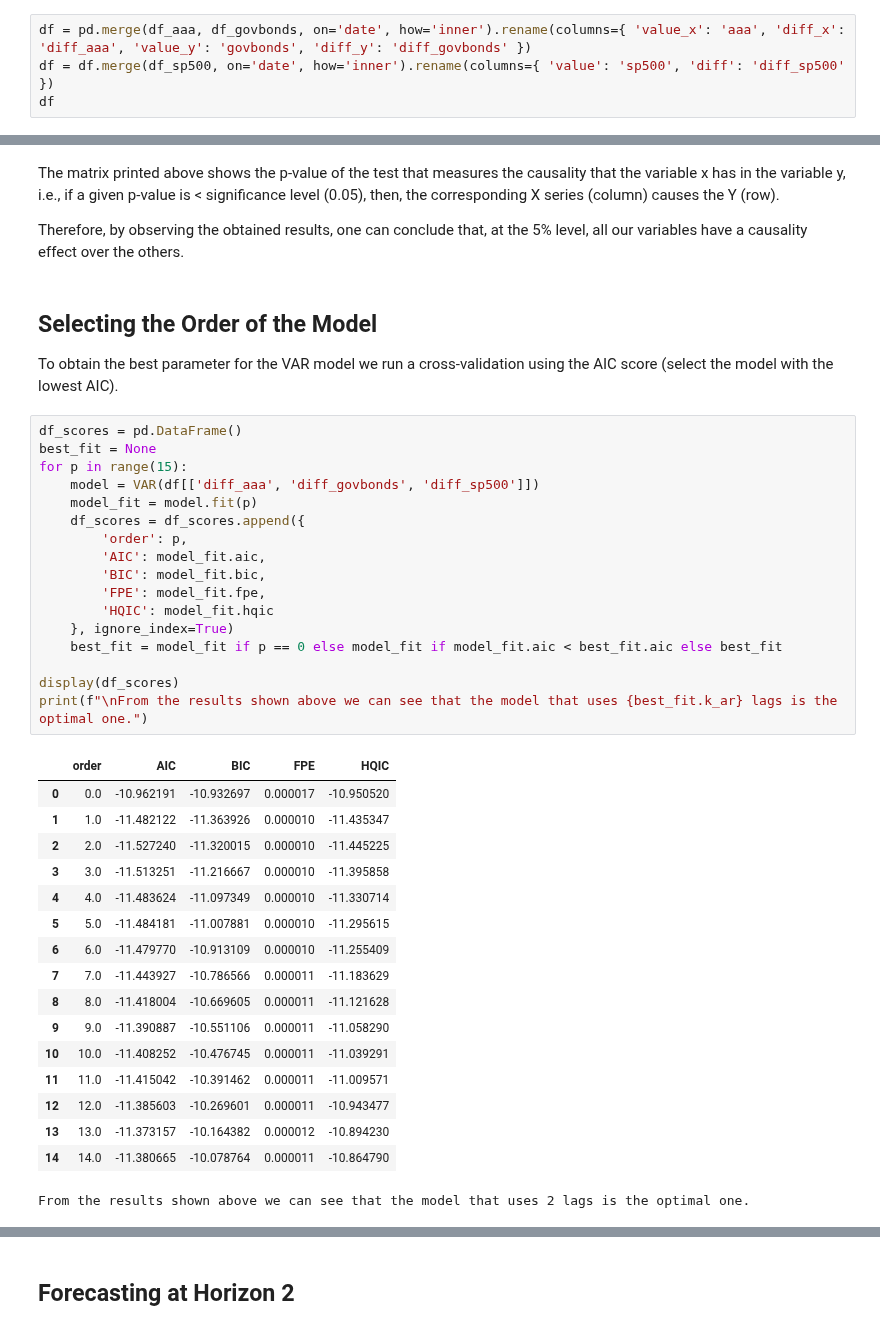
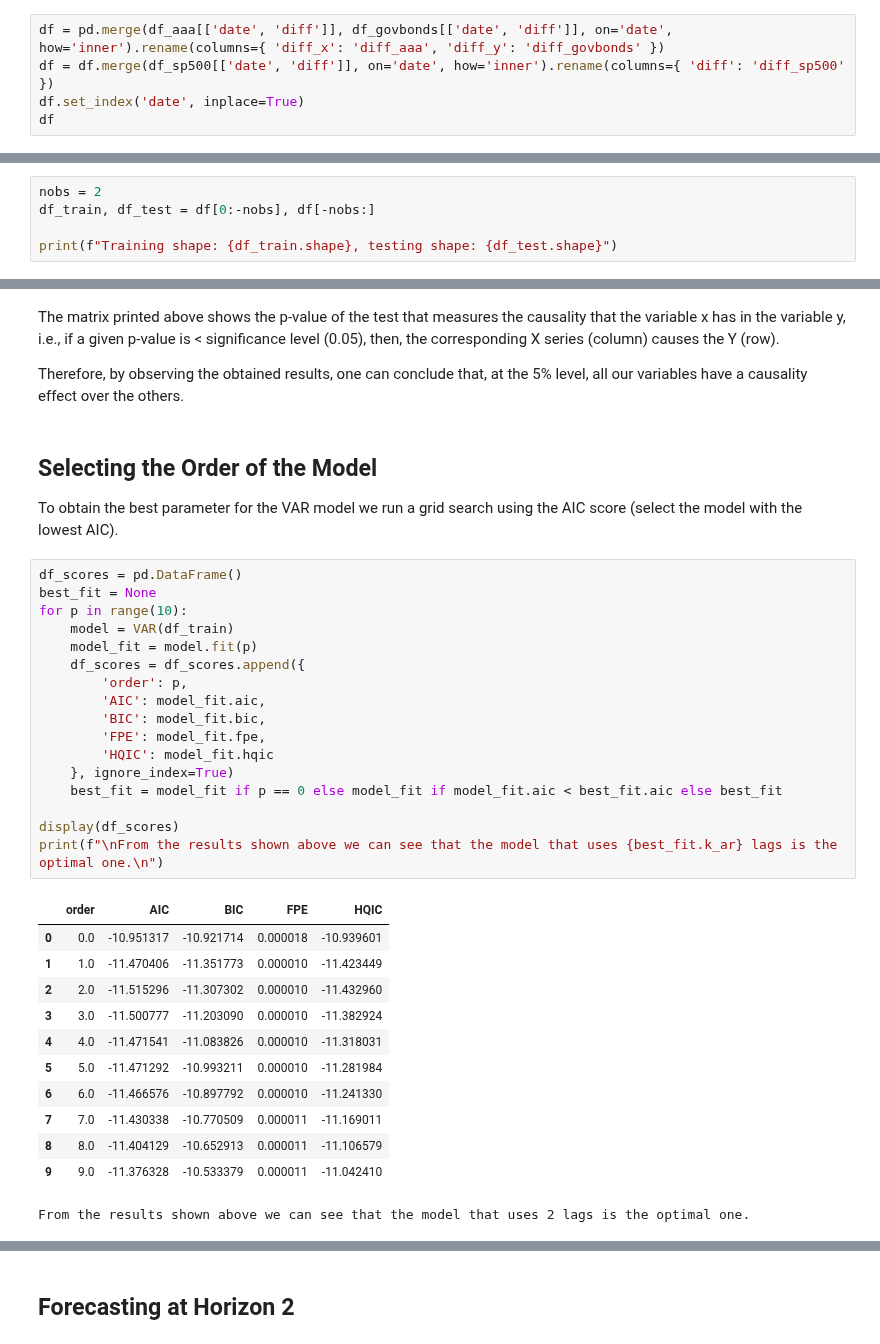
Before and after one commit to daniel-deutsch/FTD, a Jupyter notebook: Econometrics/EA2/main.ipynb, the cells around one changed output, grey strips where cells are left out. Drawn from its saved outputs; the diff is of its cells as text.

```diff
--- a/Econometrics/EA2/main.ipynb
+++ b/Econometrics/EA2/main.ipynb
@@ -89,5 +89,6 @@ For our desired analysis, we must garantee that all our time series have a time
 # %%
-df = pd.merge(df_aaa, df_govbonds, on='date', how='inner').rename(columns={ 'value_x': 'aaa', 'diff_x': 'diff_aaa', 'value_y': 'govbonds', 'diff_y': 'diff_govbonds' })
-df = df.merge(df_sp500, on='date', how='inner').rename(columns={ 'value': 'sp500', 'diff': 'diff_sp500' })
+df = pd.merge(df_aaa[['date', 'diff']], df_govbonds[['date', 'diff']], on='date', how='inner').rename(columns={ 'diff_x': 'diff_aaa', 'diff_y': 'diff_govbonds' })
+df = df.merge(df_sp500[['date', 'diff']], on='date', how='inner').rename(columns={ 'diff': 'diff_sp500' })
+df.set_index('date', inplace=True)
 df
 # %% [output]
@@ -106,0 +113,5 @@ df
+# %%
+nobs = 2
+df_train, df_test = df[0:-nobs], df[-nobs:]
+
+print(f"Training shape: {df_train.shape}, testing shape: {df_test.shape}")
@@ -146,39 +159,34 @@ Therefore, by observing the obtained results, one can conclude that, at the 5% l
 # %% [markdown]
 ## Selecting the Order of the Model
 
-To obtain the best parameter for the VAR model we run a cross-validation using the AIC score (select the model with the lowest AIC).
+To obtain the best parameter for the VAR model we run a grid search using the AIC score (select the model with the lowest AIC).
 # %%
 df_scores = pd.DataFrame()
 best_fit = None
-for p in range(15):
-    model = VAR(df[['diff_aaa', 'diff_govbonds', 'diff_sp500']])
+for p in range(10):
+    model = VAR(df_train)
     model_fit = model.fit(p)
     df_scores = df_scores.append({
         'order': p,
         'AIC': model_fit.aic,
         'BIC': model_fit.bic,
         'FPE': model_fit.fpe,
         'HQIC': model_fit.hqic
     }, ignore_index=True)
     best_fit = model_fit if p == 0 else model_fit if model_fit.aic < best_fit.aic else best_fit
 
 display(df_scores)
-print(f"\nFrom the results shown above we can see that the model that uses {best_fit.k_ar} lags is the optimal one.")
+print(f"\nFrom the results shown above we can see that the model that uses {best_fit.k_ar} lags is the optimal one.\n")
 # %% [output]
 |  | order | AIC | BIC | FPE | HQIC |
-| 0 | 0.0 | -10.962191 | -10.932697 | 0.000017 | -10.950520 |
-| 1 | 1.0 | -11.482122 | -11.363926 | 0.000010 | -11.435347 |
-| 2 | 2.0 | -11.527240 | -11.320015 | 0.000010 | -11.445225 |
-| 3 | 3.0 | -11.513251 | -11.216667 | 0.000010 | -11.395858 |
-| 4 | 4.0 | -11.483624 | -11.097349 | 0.000010 | -11.330714 |
-| 5 | 5.0 | -11.484181 | -11.007881 | 0.000010 | -11.295615 |
-| 6 | 6.0 | -11.479770 | -10.913109 | 0.000010 | -11.255409 |
-| 7 | 7.0 | -11.443927 | -10.786566 | 0.000011 | -11.183629 |
-| 8 | 8.0 | -11.418004 | -10.669605 | 0.000011 | -11.121628 |
-| 9 | 9.0 | -11.390887 | -10.551106 | 0.000011 | -11.058290 |
-| 10 | 10.0 | -11.408252 | -10.476745 | 0.000011 | -11.039291 |
-| 11 | 11.0 | -11.415042 | -10.391462 | 0.000011 | -11.009571 |
-| 12 | 12.0 | -11.385603 | -10.269601 | 0.000011 | -10.943477 |
-| 13 | 13.0 | -11.373157 | -10.164382 | 0.000012 | -10.894230 |
-| 14 | 14.0 | -11.380665 | -10.078764 | 0.000011 | -10.864790 |
+| 0 | 0.0 | -10.951317 | -10.921714 | 0.000018 | -10.939601 |
+| 1 | 1.0 | -11.470406 | -11.351773 | 0.000010 | -11.423449 |
+| 2 | 2.0 | -11.515296 | -11.307302 | 0.000010 | -11.432960 |
+| 3 | 3.0 | -11.500777 | -11.203090 | 0.000010 | -11.382924 |
+| 4 | 4.0 | -11.471541 | -11.083826 | 0.000010 | -11.318031 |
+| 5 | 5.0 | -11.471292 | -10.993211 | 0.000010 | -11.281984 |
+| 6 | 6.0 | -11.466576 | -10.897792 | 0.000010 | -11.241330 |
+| 7 | 7.0 | -11.430338 | -10.770509 | 0.000011 | -11.169011 |
+| 8 | 8.0 | -11.404129 | -10.652913 | 0.000011 | -11.106579 |
+| 9 | 9.0 | -11.376328 | -10.533379 | 0.000011 | -11.042410 |
 From the results shown above we can see that the model that uses 2 lags is the optimal one.
```
Also changed, not shown: parts of 10 cells of this notebook.
